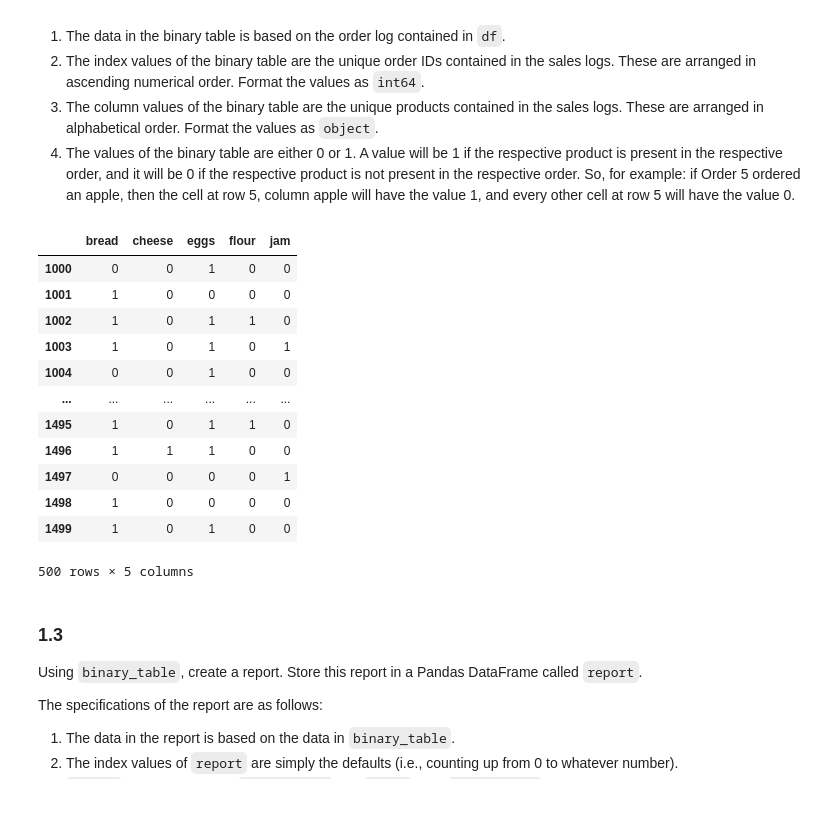
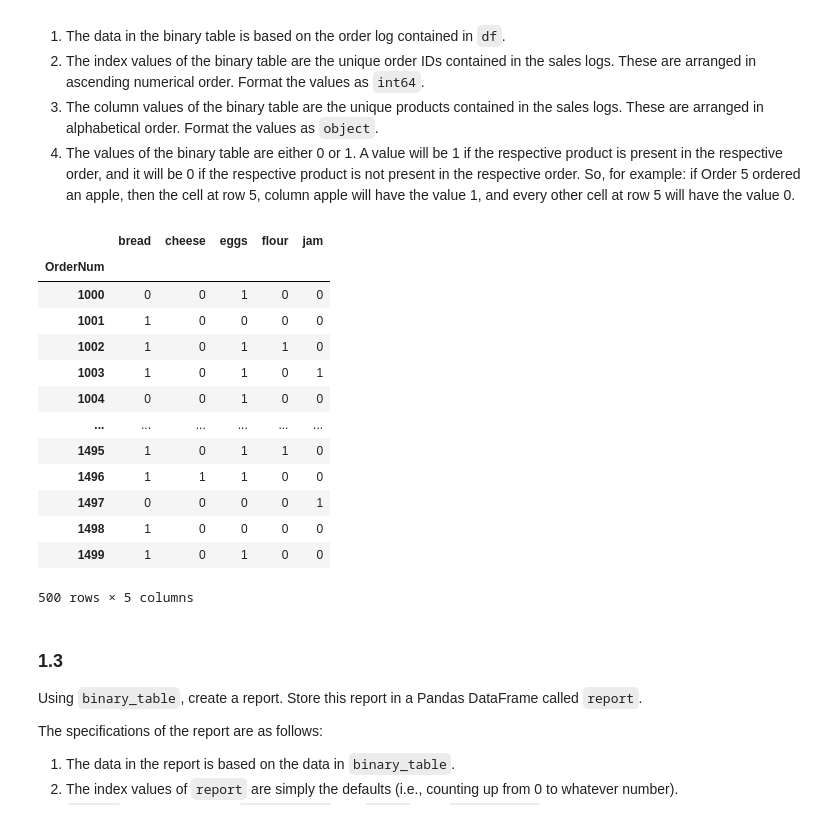
Before and after one commit to sinead-vallester/Submissions, a Jupyter notebook: 205306_VALLESTER_SINEADDYLAN_LIBRARIES.ipynb, the cells around one changed output. Drawn from its saved outputs; the diff is of its cells as text; code cells hidden in the pictures.

```diff
--- a/205306_VALLESTER_SINEADDYLAN_LIBRARIES.ipynb
+++ b/205306_VALLESTER_SINEADDYLAN_LIBRARIES.ipynb
@@ -60,27 +75,25 @@ The specifications of the binary table are as follows:
 # %%
 # CODE CELL
 
 # CODE START
-order_id = df['OrderNum'].unique()
-#print(order_id.dtype)
-
 product = df['Product'].unique()
 #print(product.dtype)
 product = np.sort(product)
 
-binary_table = pd.DataFrame(index=order_id, columns=product)
+binary_table = pd.DataFrame(columns=product)
 orders_grouped = df.groupby(by='OrderNum').sum()
 
 binary_table['bread'] = orders_grouped['Product'].str.contains('bread').astype(int)
 binary_table['cheese'] = orders_grouped['Product'].str.contains('cheese').astype(int)
 binary_table['eggs'] = orders_grouped['Product'].str.contains('eggs').astype(int)
 binary_table['flour'] = orders_grouped['Product'].str.contains('flour').astype(int)
 binary_table['jam'] = orders_grouped['Product'].str.contains('jam').astype(int)
-binary_table
 
 # CODE END
+binary_table
 # %% [output]
 |  | bread | cheese | eggs | flour | jam |
+| OrderNum |  |  |  |  |  |
 | 1000 | 0 | 0 | 1 | 0 | 0 |
 | 1001 | 1 | 0 | 0 | 0 | 0 |
 | 1002 | 1 | 0 | 1 | 1 | 0 |
```
Also changed, not shown: parts of 3 cells of this notebook.
